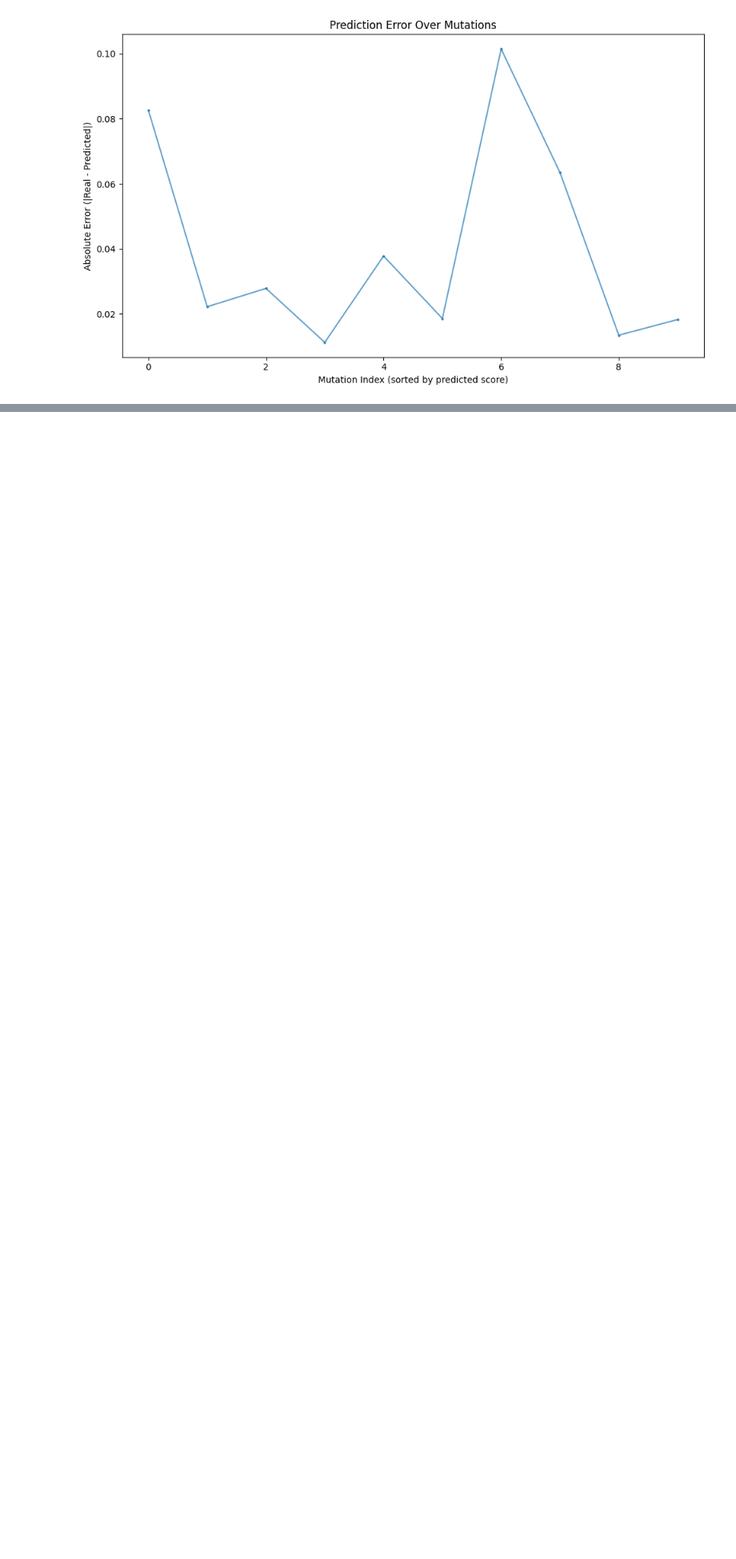
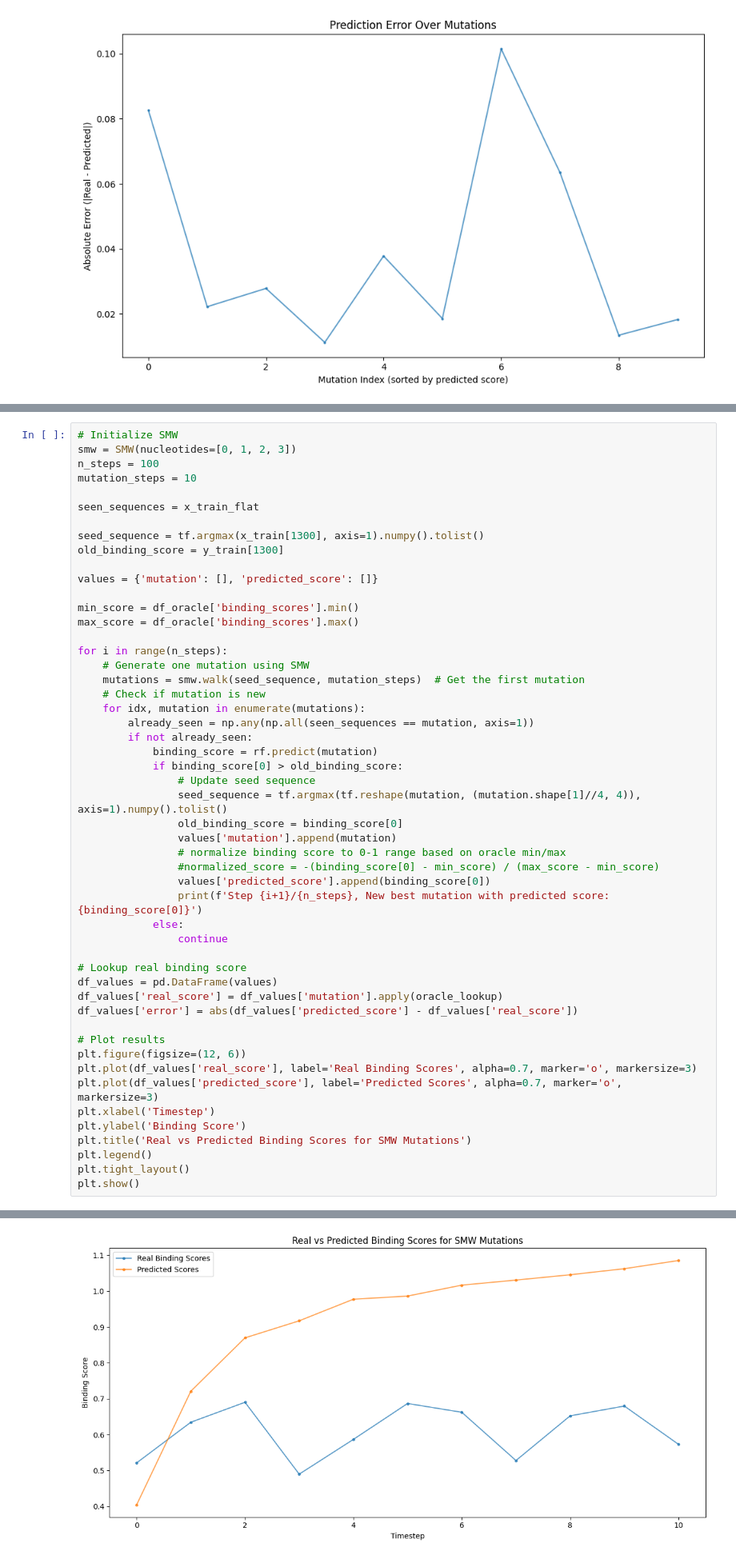
Before and after one commit to meier108/PracticalWork, a Jupyter notebook: main.ipynb, the cells around one changed output, grey strips where cells are left out. Shown at 80% size. Saved outputs shown, nothing was run; the diff lists cells and outputs as text; blank space fills up the shorter version.

```diff
--- a/main.ipynb
+++ b/main.ipynb
@@ -397,0 +393,52 @@ if len(errors) >= window_size:
+# %%
+# Initialize SMW
+smw = SMW(nucleotides=[0, 1, 2, 3])
+n_steps = 100
+mutation_steps = 10
+
+seen_sequences = x_train_flat
+
+seed_sequence = tf.argmax(x_train[1300], axis=1).numpy().tolist()
+old_binding_score = y_train[1300]
+
+values = {'mutation': [], 'predicted_score': []}
+
+min_score = df_oracle['binding_scores'].min()
+max_score = df_oracle['binding_scores'].max()
+
+for i in range(n_steps):
+    # Generate one mutation using SMW
+    mutations = smw.walk(seed_sequence, mutation_steps)  # Get the first mutation
+    # Check if mutation is new
+    for idx, mutation in enumerate(mutations):
+        already_seen = np.any(np.all(seen_sequences == mutation, axis=1))
+        if not already_seen:
+            binding_score = rf.predict(mutation)
+            if binding_score[0] > old_binding_score:
+                # Update seed sequence
+                seed_sequence = tf.argmax(tf.reshape(mutation, (mutation.shape[1]//4, 4)), axis=1).numpy().tolist()
+                old_binding_score = binding_score[0]
+                values['mutation'].append(mutation)
+                # normalize binding score to 0-1 range based on oracle min/max
+                #normalized_score = -(binding_score[0] - min_score) / (max_score - min_score)
+                values['predicted_score'].append(binding_score[0])
+                print(f'Step {i+1}/{n_steps}, New best mutation with predicted score: {binding_score[0]}')
+            else:
+                continue
+
+# Lookup real binding score
+df_values = pd.DataFrame(values)
+df_values['real_score'] = df_values['mutation'].apply(oracle_lookup)
+df_values['error'] = abs(df_values['predicted_score'] - df_values['real_score'])
+
+# Plot results
+plt.figure(figsize=(12, 6))
+plt.plot(df_values['real_score'], label='Real Binding Scores', alpha=0.7, marker='o', markersize=3)
+plt.plot(df_values['predicted_score'], label='Predicted Scores', alpha=0.7, marker='o', markersize=3)
+plt.xlabel('Timestep')
+plt.ylabel('Binding Score')
+plt.title('Real vs Predicted Binding Scores for SMW Mutations')
+plt.legend()
+plt.tight_layout()
+plt.show()
+# %% [output]
@@ -397,0 +456 @@ if len(errors) >= window_size:
+[figure, added]
```
Also changed, not shown: parts of 12 cells of this notebook.
